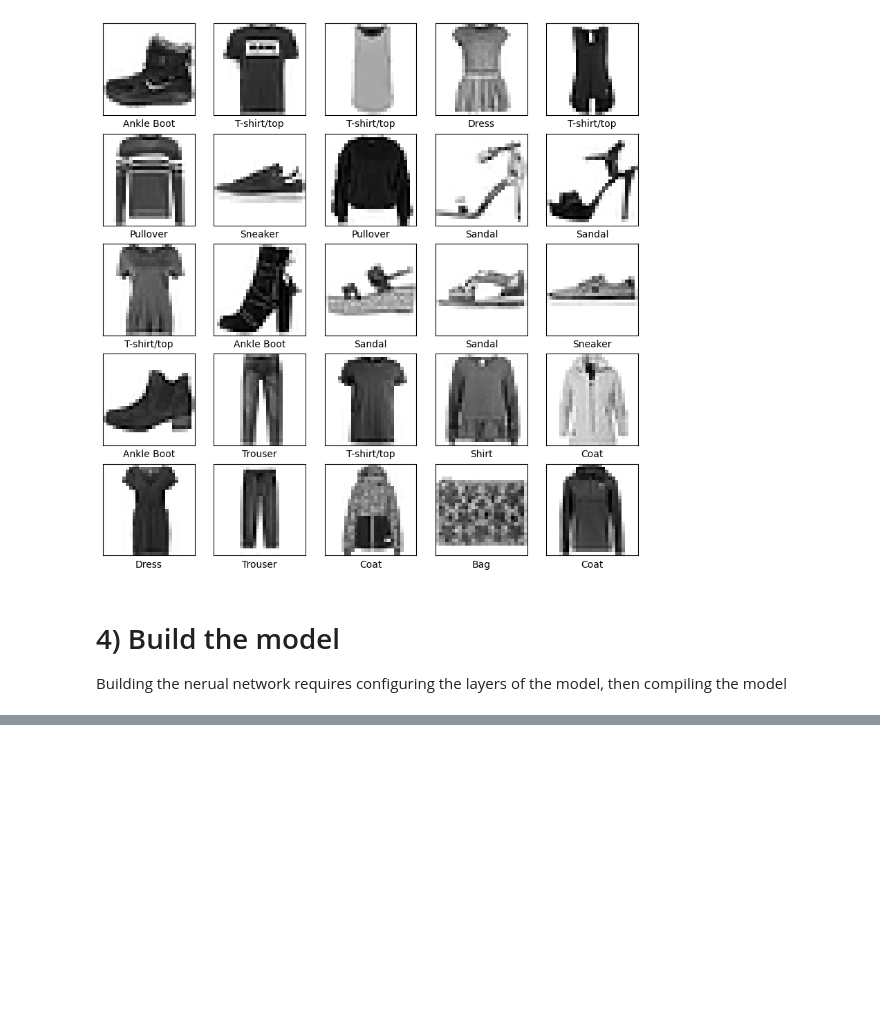
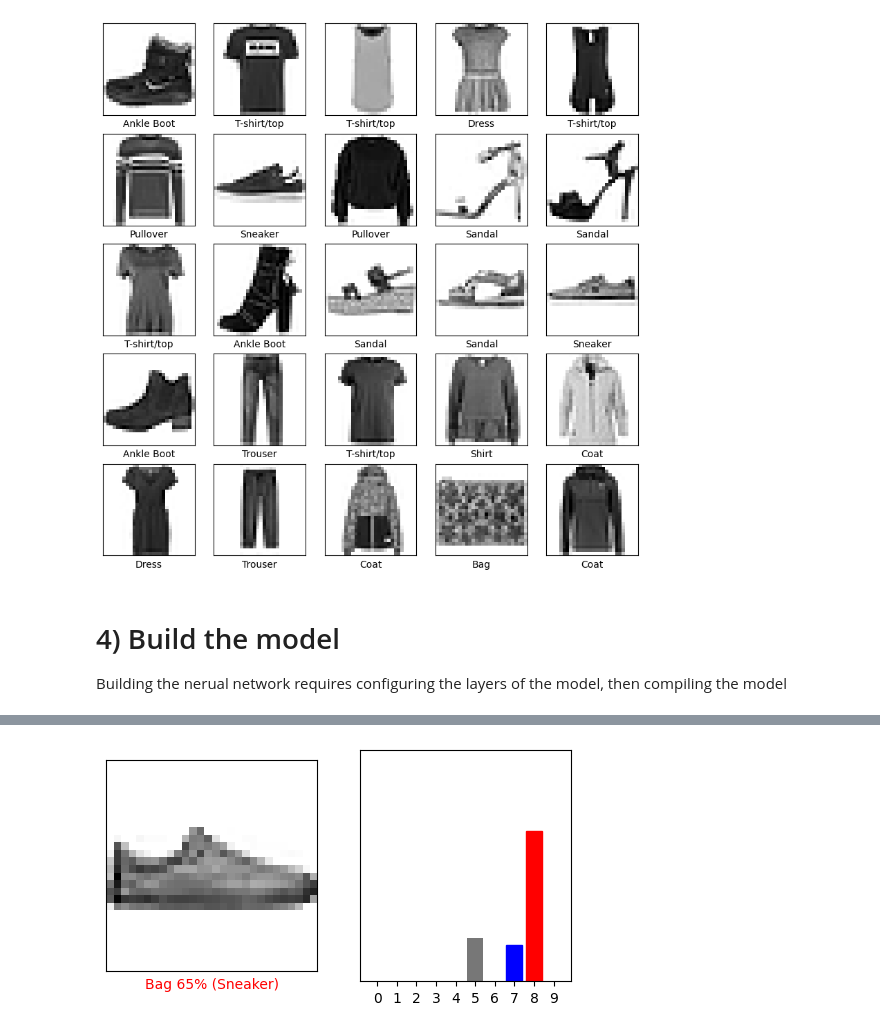
Before and after one commit to neko88/Machine-Learning, a Jupyter notebook: Tensorflow_Intro_01_Fashion_MNIST_dataset.ipynb, the cells around one changed output, grey strips where cells are left out. Drawn from its saved outputs; the diff is of its cells as text; code cells hidden in the pictures; blank space fills up the shorter version.

```diff
--- a/Tensorflow_Intro_01_Fashion_MNIST_dataset.ipynb
+++ b/Tensorflow_Intro_01_Fashion_MNIST_dataset.ipynb
@@ -119,0 +275,12 @@ model = tf.keras.Sequential([
+# %%
+i = 12
+
+plt.figure( figsize=(6,3) )
+plt.subplot(1,2,1)
+plot_image(i, predictions[i], test_labels, test_images)
+
+plt.subplot(1,2,2)
+plot_value_array(i, predictions[i], test_labels)
+plt.show()
+# %% [output]
+[figure, added]
```
Also changed, not shown: parts of 29 cells of this notebook.
